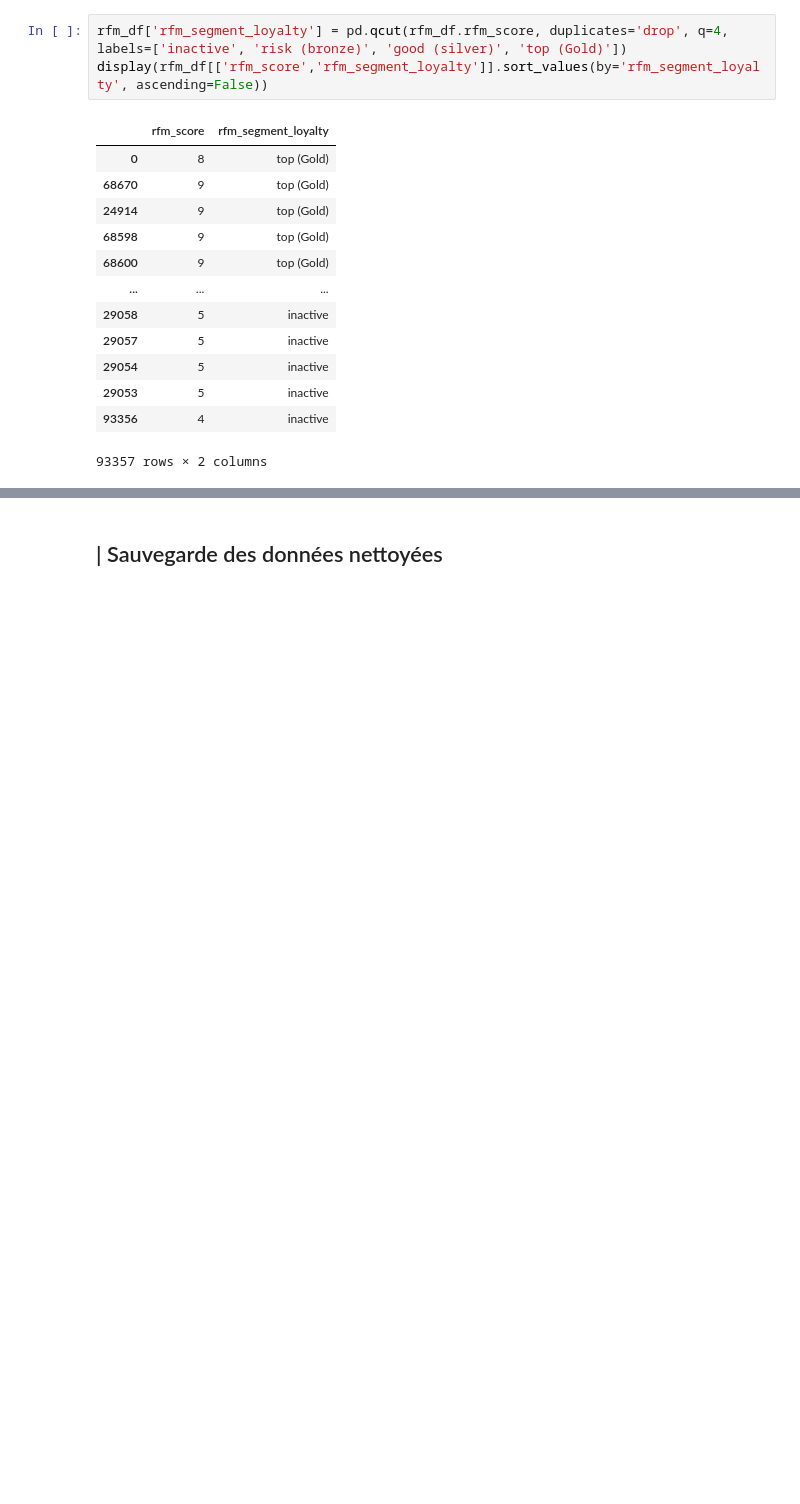
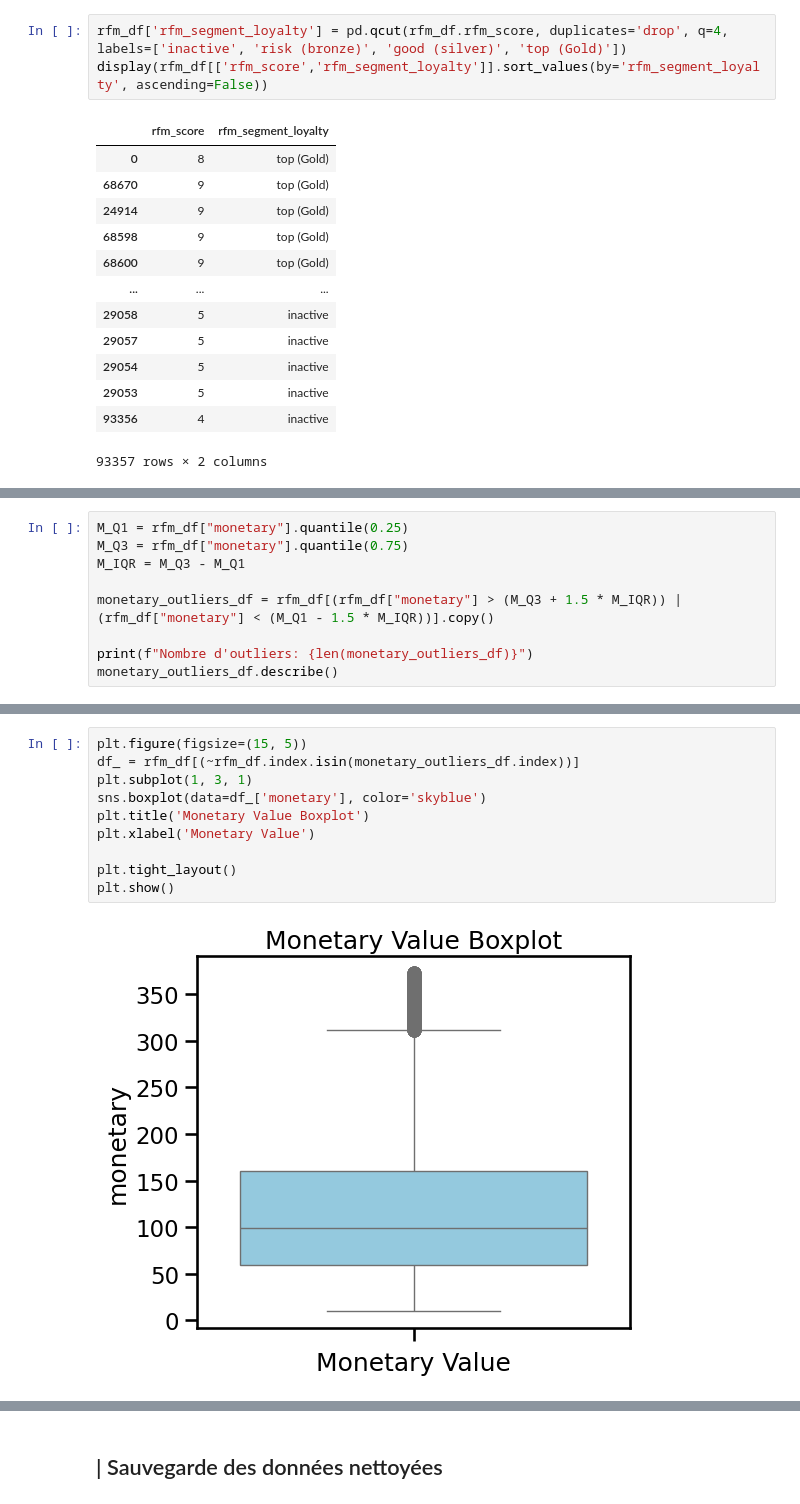
Before and after one commit to amadousysada/ecommerce-customer-segmentation, a Jupyter notebook: main.ipynb, the cells around one changed output, grey strips where cells are left out. Saved outputs shown, nothing was run; the diff lists cells and outputs as text; blank space fills up the shorter version.

```diff
--- a/main.ipynb
+++ b/main.ipynb
@@ -615,0 +630,9 @@ rfm_df.head()
+# %%
+M_Q1 = rfm_df["monetary"].quantile(0.25)
+M_Q3 = rfm_df["monetary"].quantile(0.75)
+M_IQR = M_Q3 - M_Q1
+
+monetary_outliers_df = rfm_df[(rfm_df["monetary"] > (M_Q3 + 1.5 * M_IQR)) | (rfm_df["monetary"] < (M_Q1 - 1.5 * M_IQR))].copy()
+
+print(f"Nombre d'outliers: {len(monetary_outliers_df)}")
+monetary_outliers_df.describe()
@@ -615,0 +650,12 @@ rfm_df.head()
+# %%
+plt.figure(figsize=(15, 5))
+df_ = rfm_df[(~rfm_df.index.isin(monetary_outliers_df.index))]
+plt.subplot(1, 3, 1)
+sns.boxplot(data=df_['monetary'], color='skyblue')
+plt.title('Monetary Value Boxplot')
+plt.xlabel('Monetary Value')
+
+plt.tight_layout()
+plt.show()
+# %% [output]
+[figure, added]
```
Also changed, not shown: parts of 7 cells of this notebook.
